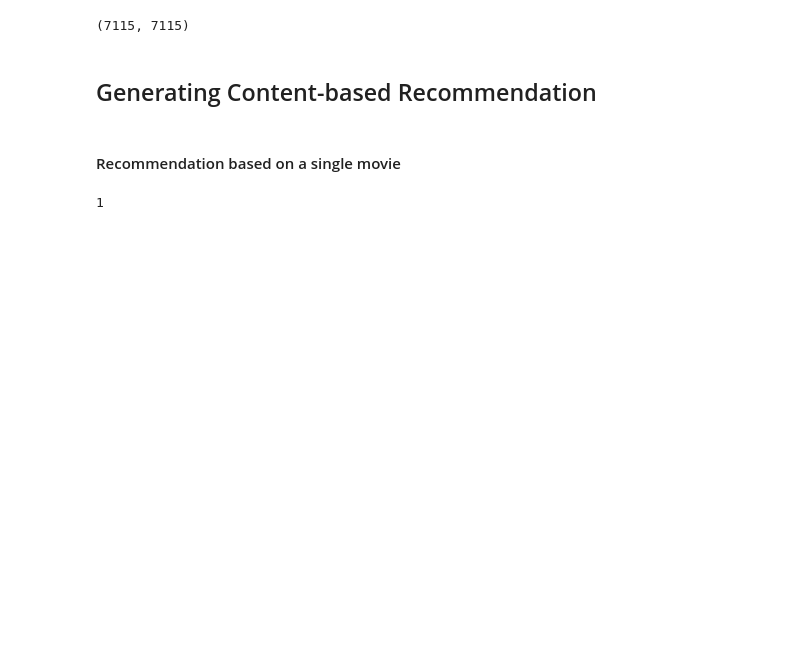
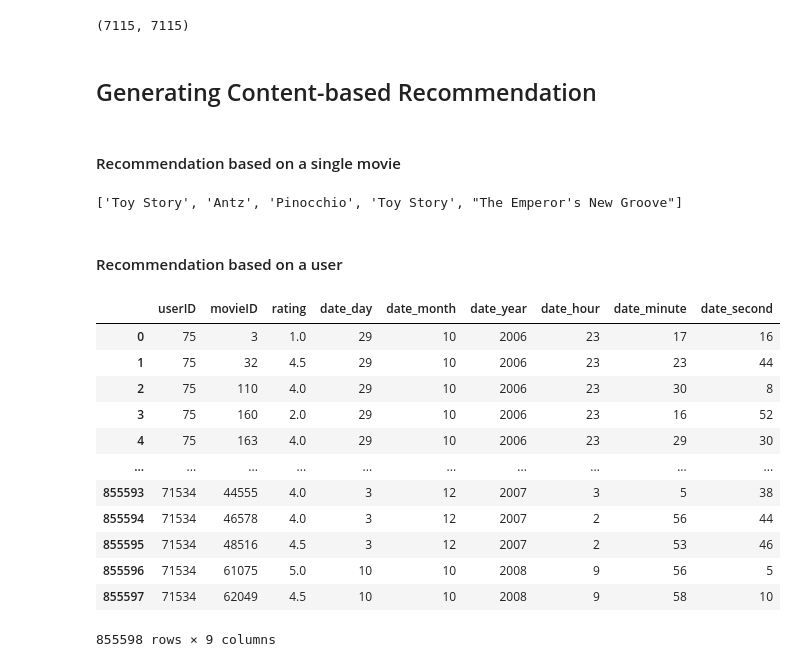
Before and after one commit to peulsilva/movie-recommendation, a Jupyter notebook: notebooks/content-based-filtering/01-data_analysis.ipynb, the cells around one changed output. Saved outputs shown, nothing was run; the diff lists cells and outputs as text; code cells hidden in the pictures; blank space fills up the shorter version.

```diff
--- a/notebooks/content-based-filtering/01-data_analysis.ipynb
+++ b/notebooks/content-based-filtering/01-data_analysis.ipynb
@@ -536,12 +539,34 @@ similarity.shape
 # %% [markdown]
 #### Recommendation based on a single movie
 # %%
-def get_recommendations(movie_title, n, cosine_sim=similarity):
+def get_recommendations_movie(movie_title, n):
     movie_id = movies_df\
         [movies_df.title==movie_title]\
         .id[0]
-    similarity_scores_all = cosine_sim[movie_id-1]
+    similarity_ids = similarity_df[movie_id]\
+        .sort_values(ascending=False)\
+        .index[1:n+1]
+    similarity_titles = [merged_df.title[i] for i in similarity_ids]
+    return similarity_titles
+
+get_recommendations_movie('Toy story',5)
+# %% [output]
+['Toy Story', 'Antz', 'Pinocchio', 'Toy Story', "The Emperor's New Groove"]
-# %%
-movies_df[movies_df.title=='Toy story'].id[0]
-# %% [output]
-1
+# %% [markdown]
+#### Recommendation based on a user
+# %%
+ratings_df
+# %% [output]
+|  | userID | movieID | rating | date_day | date_month | date_year | date_hour | date_minute | date_second |
+| 0 | 75 | 3 | 1.0 | 29 | 10 | 2006 | 23 | 17 | 16 |
+| 1 | 75 | 32 | 4.5 | 29 | 10 | 2006 | 23 | 23 | 44 |
+| 2 | 75 | 110 | 4.0 | 29 | 10 | 2006 | 23 | 30 | 8 |
+| 3 | 75 | 160 | 2.0 | 29 | 10 | 2006 | 23 | 16 | 52 |
+| 4 | 75 | 163 | 4.0 | 29 | 10 | 2006 | 23 | 29 | 30 |
+| ... | ... | ... | ... | ... | ... | ... | ... | ... | ... |
+| 855593 | 71534 | 44555 | 4.0 | 3 | 12 | 2007 | 3 | 5 | 38 |
+| 855594 | 71534 | 46578 | 4.0 | 3 | 12 | 2007 | 2 | 56 | 44 |
+| 855595 | 71534 | 48516 | 4.5 | 3 | 12 | 2007 | 2 | 53 | 46 |
+| 855596 | 71534 | 61075 | 5.0 | 10 | 10 | 2008 | 9 | 56 | 5 |
+| 855597 | 71534 | 62049 | 4.5 | 10 | 10 | 2008 | 9 | 58 | 10 |
+855598 rows × 9 columns
```
Also changed, not shown: parts of 22 cells of this notebook.
